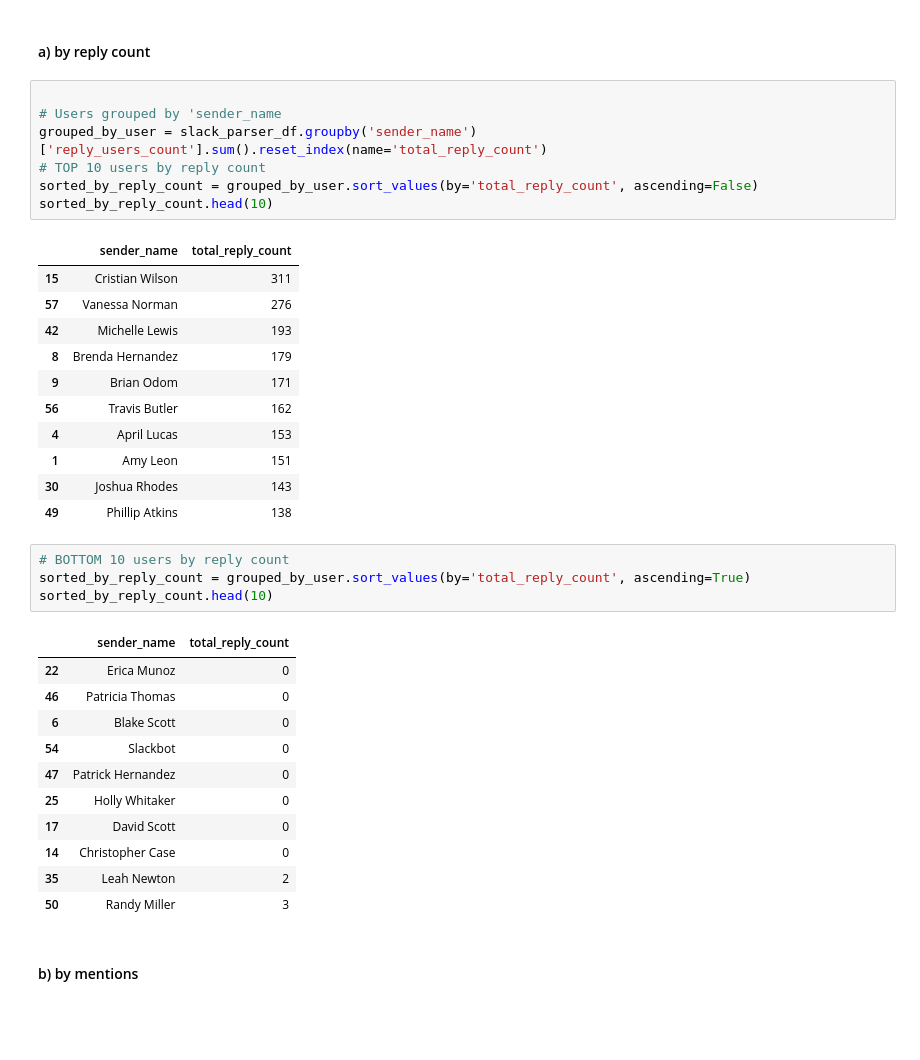
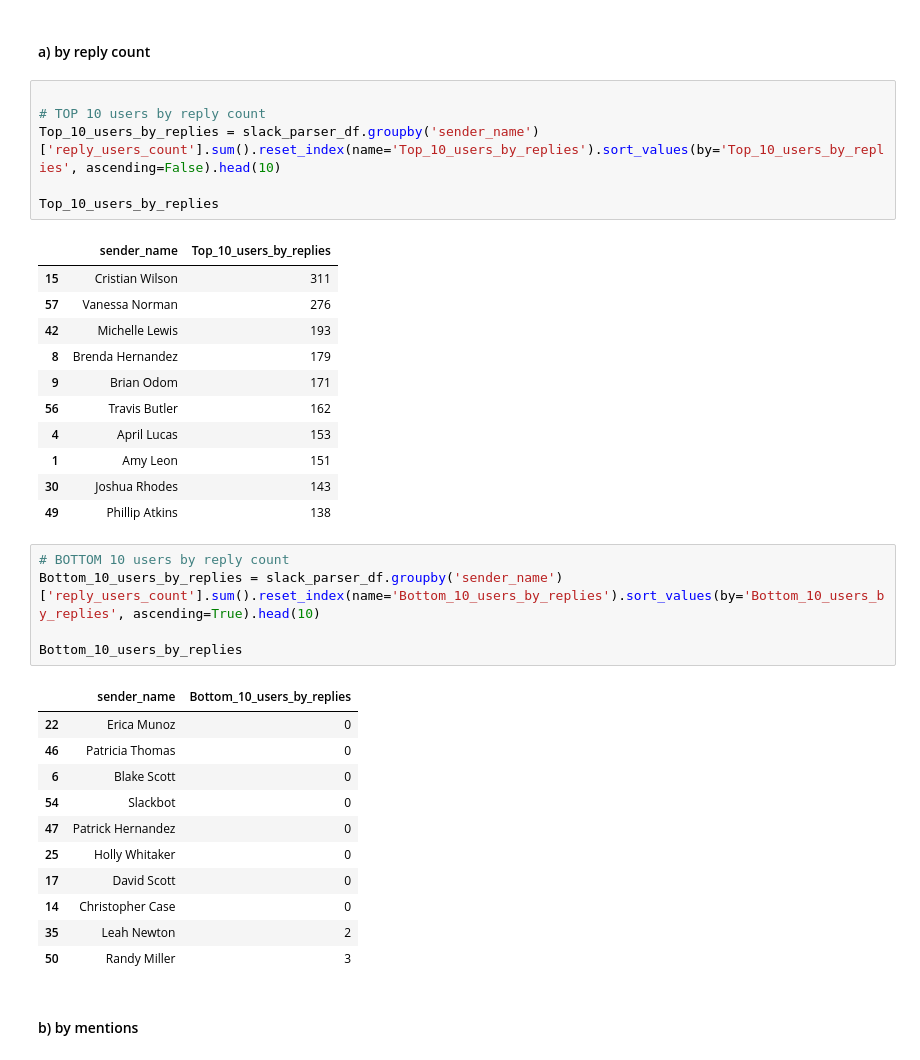
Before and after one commit to bkaggle/Slack_message_analysis, a Jupyter notebook: notebooks/parse_slack_data.ipynb, the cells around one changed output. Drawn from its saved outputs; the diff is of its cells as text; blank space fills up the shorter version.

```diff
--- a/notebooks/parse_slack_data.ipynb
+++ b/notebooks/parse_slack_data.ipynb
@@ -139,13 +139,12 @@ slack_parser_df.head(5)
 #### a) by reply count
 # %%
 
-# Users grouped by 'sender_name
-grouped_by_user = slack_parser_df.groupby('sender_name')['reply_users_count'].sum().reset_index(name='total_reply_count')
 # TOP 10 users by reply count
-sorted_by_reply_count = grouped_by_user.sort_values(by='total_reply_count', ascending=False)
-sorted_by_reply_count.head(10)
+Top_10_users_by_replies = slack_parser_df.groupby('sender_name')['reply_users_count'].sum().reset_index(name='Top_10_users_by_replies').sort_values(by='Top_10_users_by_replies', ascending=False).head(10)
+
+Top_10_users_by_replies
 # %% [output]
-|  | sender_name | total_reply_count |
+|  | sender_name | Top_10_users_by_replies |
 | 15 | Cristian Wilson | 311 |
 | 57 | Vanessa Norman | 276 |
 | 42 | Michelle Lewis | 193 |
@@ -158,10 +157,11 @@ sorted_by_reply_count.head(10)
 | 49 | Phillip Atkins | 138 |
 # %%
 # BOTTOM 10 users by reply count
-sorted_by_reply_count = grouped_by_user.sort_values(by='total_reply_count', ascending=True)
-sorted_by_reply_count.head(10)
+Bottom_10_users_by_replies = slack_parser_df.groupby('sender_name')['reply_users_count'].sum().reset_index(name='Bottom_10_users_by_replies').sort_values(by='Bottom_10_users_by_replies', ascending=True).head(10)
+
+Bottom_10_users_by_replies
 # %% [output]
-|  | sender_name | total_reply_count |
+|  | sender_name | Bottom_10_users_by_replies |
 | 22 | Erica Munoz | 0 |
 | 46 | Patricia Thomas | 0 |
 | 6 | Blake Scott | 0 |
```
Also changed, not shown: 2 other files.
